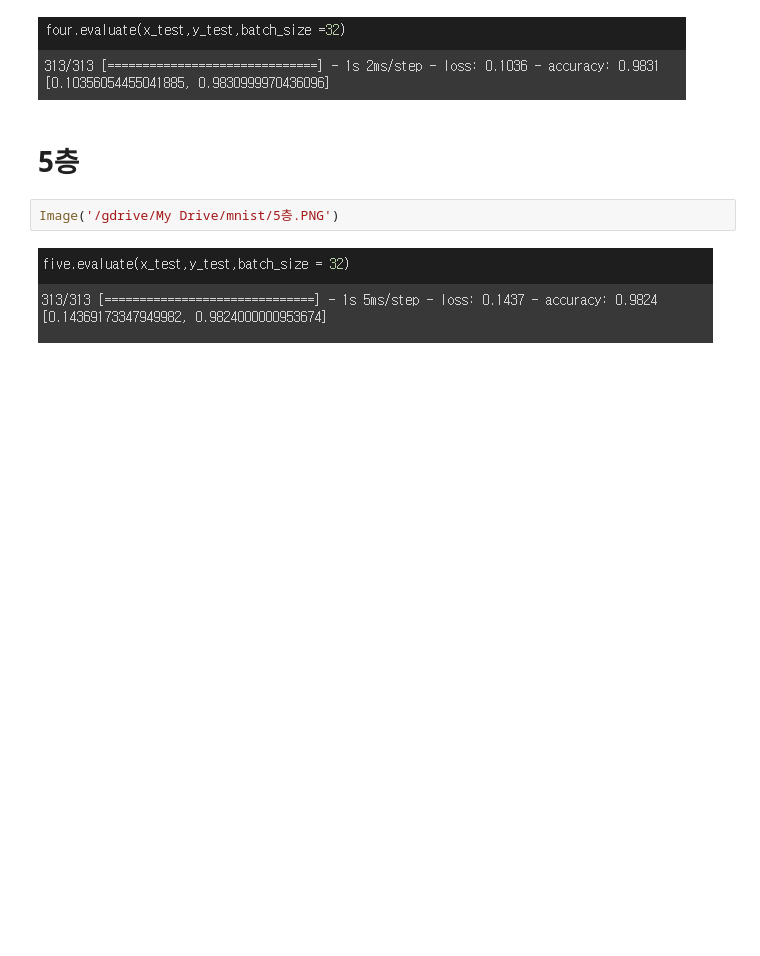
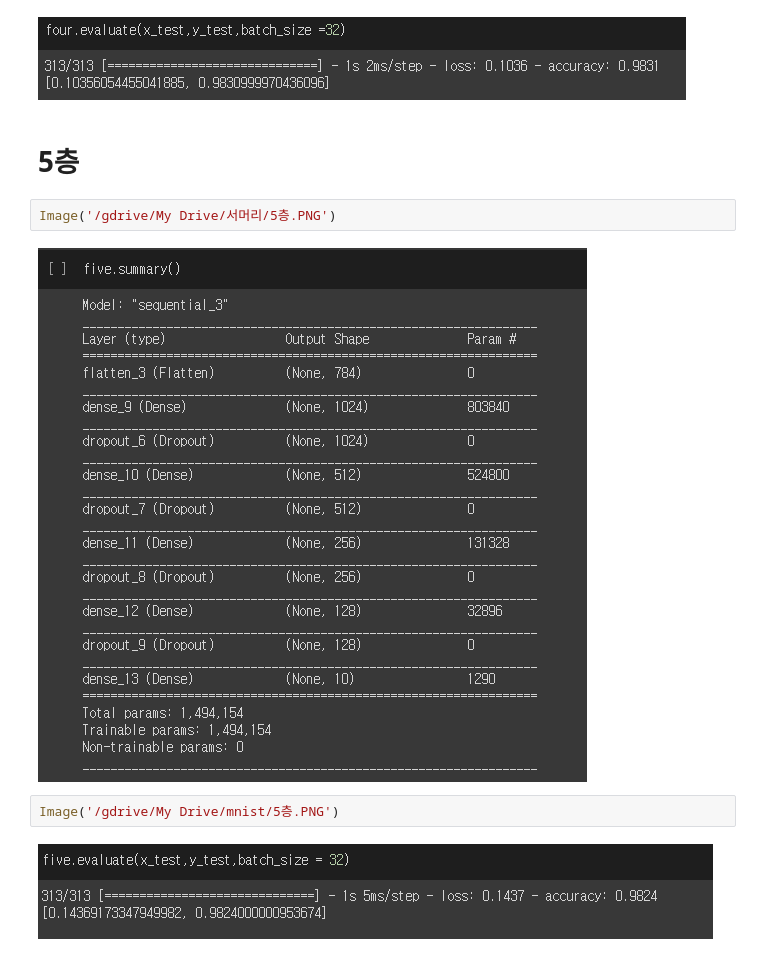
Before and after one commit to rlfwo93/machine-learning, a Jupyter notebook: Neural Network.ipynb, the cells around one changed output. Cells and saved outputs as stored; diff of their text form; blank space fills up the shorter version.

```diff
--- a/Neural Network.ipynb
+++ b/Neural Network.ipynb
@@ -310,6 +322,10 @@ Image('/gdrive/My Drive/mnist/4층.PNG')
 [figure]
 # %% [markdown]
 # **5층**
+# %%
+Image('/gdrive/My Drive/서머리/5층.PNG')
+# %% [output]
+[figure, added]
 # %%
 Image('/gdrive/My Drive/mnist/5층.PNG')
 # %% [output]
```
Also changed, not shown: parts of 3 cells of this notebook.
